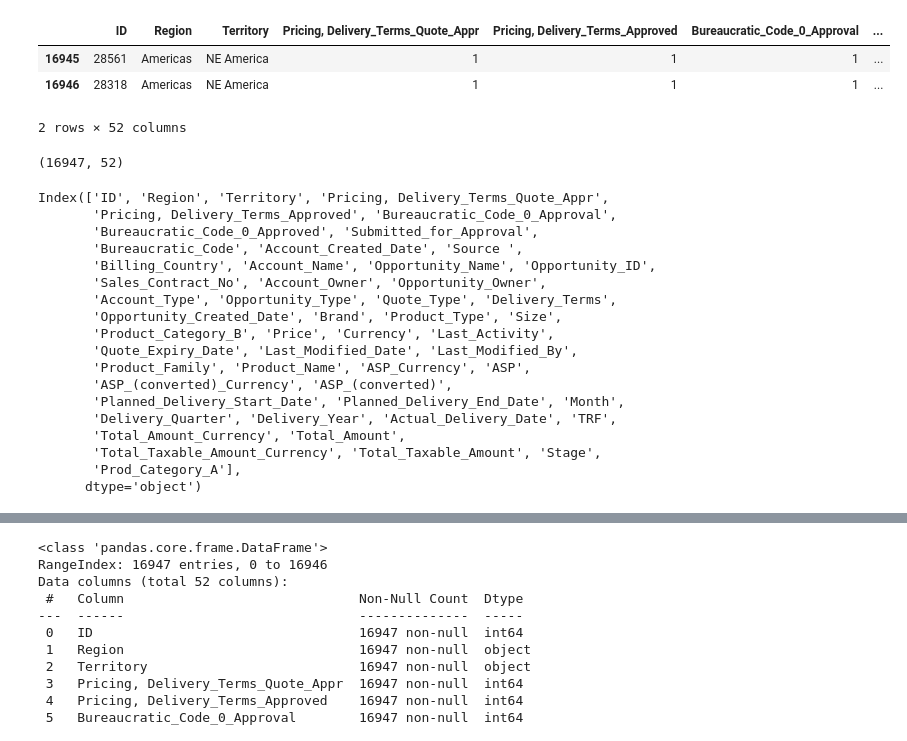
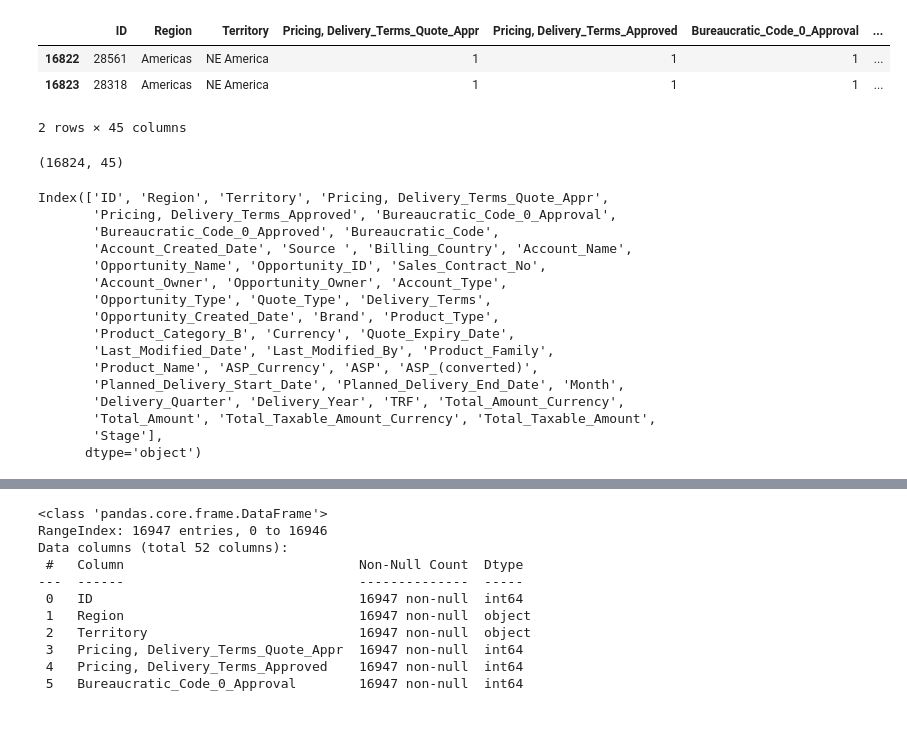
Before and after one commit to pola-fi/OrgaDatos2do2020, a Jupyter notebook: Analisis Exploratorio tp1.ipynb, the cells around one changed output, grey strips where cells are left out. Drawn from its saved outputs; the diff is of its cells as text; code cells hidden in the pictures.

Commit message:
Agregar limpieza de otras columnas

```diff
--- a/Analisis Exploratorio tp1.ipynb
+++ b/Analisis Exploratorio tp1.ipynb
@@ -1,18 +1,18 @@
 # %%
 import pandas as pd
 import numpy as np
-df = pd.read_csv("./data/train.csv")
+df = pd.read_csv("./data/train_clean.csv")
 
 df.tail(2)
 # %% [output]
 |  | ID | Region | Territory | Pricing, Delivery_Terms_Quote_Appr | Pricing, Delivery_Terms_Approved | Bureaucratic_Code_0_Approval | ... |
-| 16945 | 28561 | Americas | NE America | 1 | 1 | 1 | ... |
-| 16946 | 28318 | Americas | NE America | 1 | 1 | 1 | ... |
+| 16822 | 28561 | Americas | NE America | 1 | 1 | 1 | ... |
+| 16823 | 28318 | Americas | NE America | 1 | 1 | 1 | ... |
-2 rows × 52 columns
+2 rows × 45 columns
 # %%
 df.shape
 # %% [output]
-(16947, 52)
+(16824, 45)
 # %%
 # 16947 registros y 52 columnas
 # %%
@@ -20,21 +20,19 @@ df.columns
 # %% [output]
 Index(['ID', 'Region', 'Territory', 'Pricing, Delivery_Terms_Quote_Appr',
        'Pricing, Delivery_Terms_Approved', 'Bureaucratic_Code_0_Approval',
-       'Bureaucratic_Code_0_Approved', 'Submitted_for_Approval',
-       'Bureaucratic_Code', 'Account_Created_Date', 'Source ',
-       'Billing_Country', 'Account_Name', 'Opportunity_Name', 'Opportunity_ID',
-       'Sales_Contract_No', 'Account_Owner', 'Opportunity_Owner',
-       'Account_Type', 'Opportunity_Type', 'Quote_Type', 'Delivery_Terms',
-       'Opportunity_Created_Date', 'Brand', 'Product_Type', 'Size',
-       'Product_Category_B', 'Price', 'Currency', 'Last_Activity',
-       'Quote_Expiry_Date', 'Last_Modified_Date', 'Last_Modified_By',
-       'Product_Family', 'Product_Name', 'ASP_Currency', 'ASP',
-       'ASP_(converted)_Currency', 'ASP_(converted)',
+       'Bureaucratic_Code_0_Approved', 'Bureaucratic_Code',
+       'Account_Created_Date', 'Source ', 'Billing_Country', 'Account_Name',
+       'Opportunity_Name', 'Opportunity_ID', 'Sales_Contract_No',
+       'Account_Owner', 'Opportunity_Owner', 'Account_Type',
+       'Opportunity_Type', 'Quote_Type', 'Delivery_Terms',
+       'Opportunity_Created_Date', 'Brand', 'Product_Type',
+       'Product_Category_B', 'Currency', 'Quote_Expiry_Date',
+       'Last_Modified_Date', 'Last_Modified_By', 'Product_Family',
+       'Product_Name', 'ASP_Currency', 'ASP', 'ASP_(converted)',
        'Planned_Delivery_Start_Date', 'Planned_Delivery_End_Date', 'Month',
-       'Delivery_Quarter', 'Delivery_Year', 'Actual_Delivery_Date', 'TRF',
-       'Total_Amount_Currency', 'Total_Amount',
-       'Total_Taxable_Amount_Currency', 'Total_Taxable_Amount', 'Stage',
-       'Prod_Category_A'],
+       'Delivery_Quarter', 'Delivery_Year', 'TRF', 'Total_Amount_Currency',
+       'Total_Amount', 'Total_Taxable_Amount_Currency', 'Total_Taxable_Amount',
+       'Stage'],
       dtype='object')
 # %%
 df.describe()
```
Also changed, not shown: parts of 1 cell of this notebook, 1 other file.
